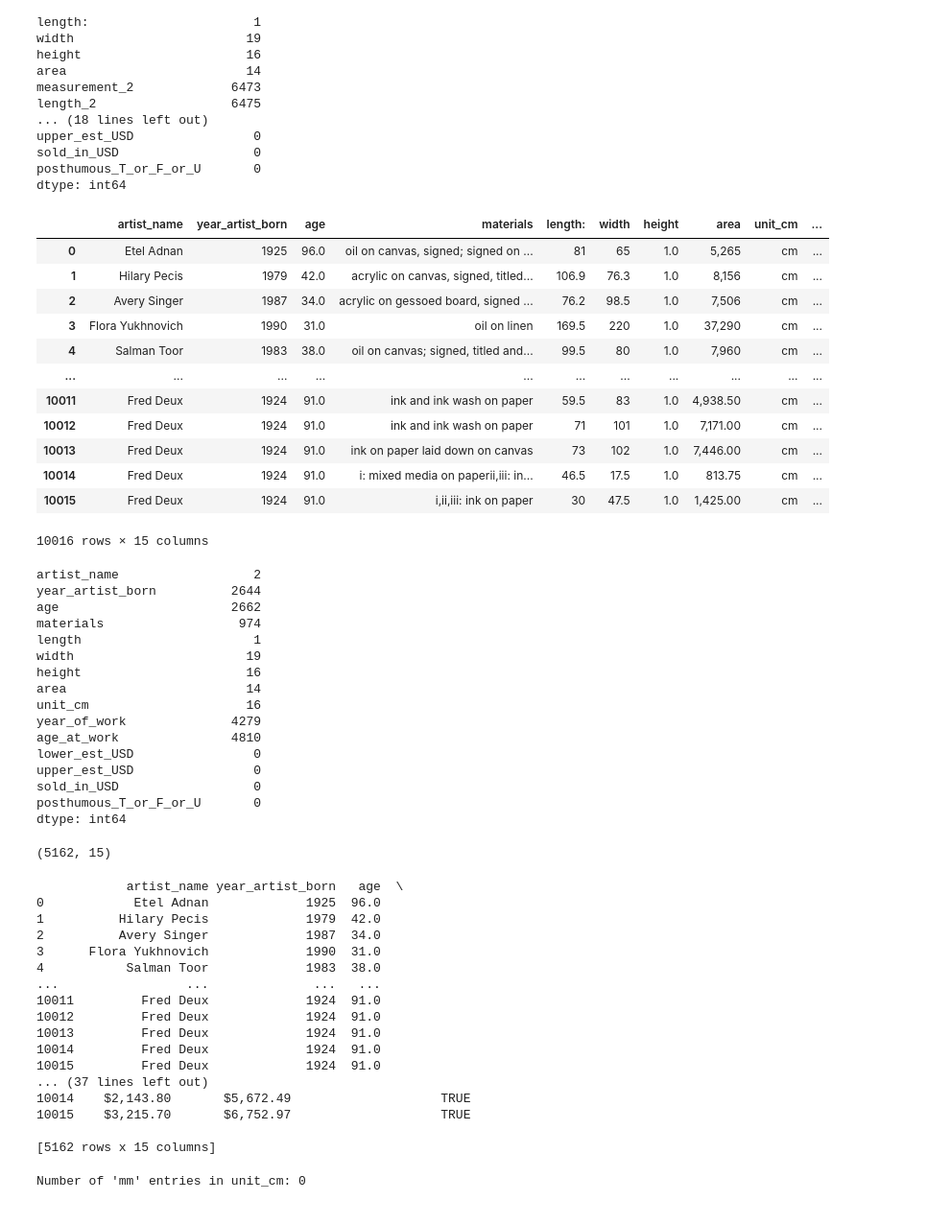
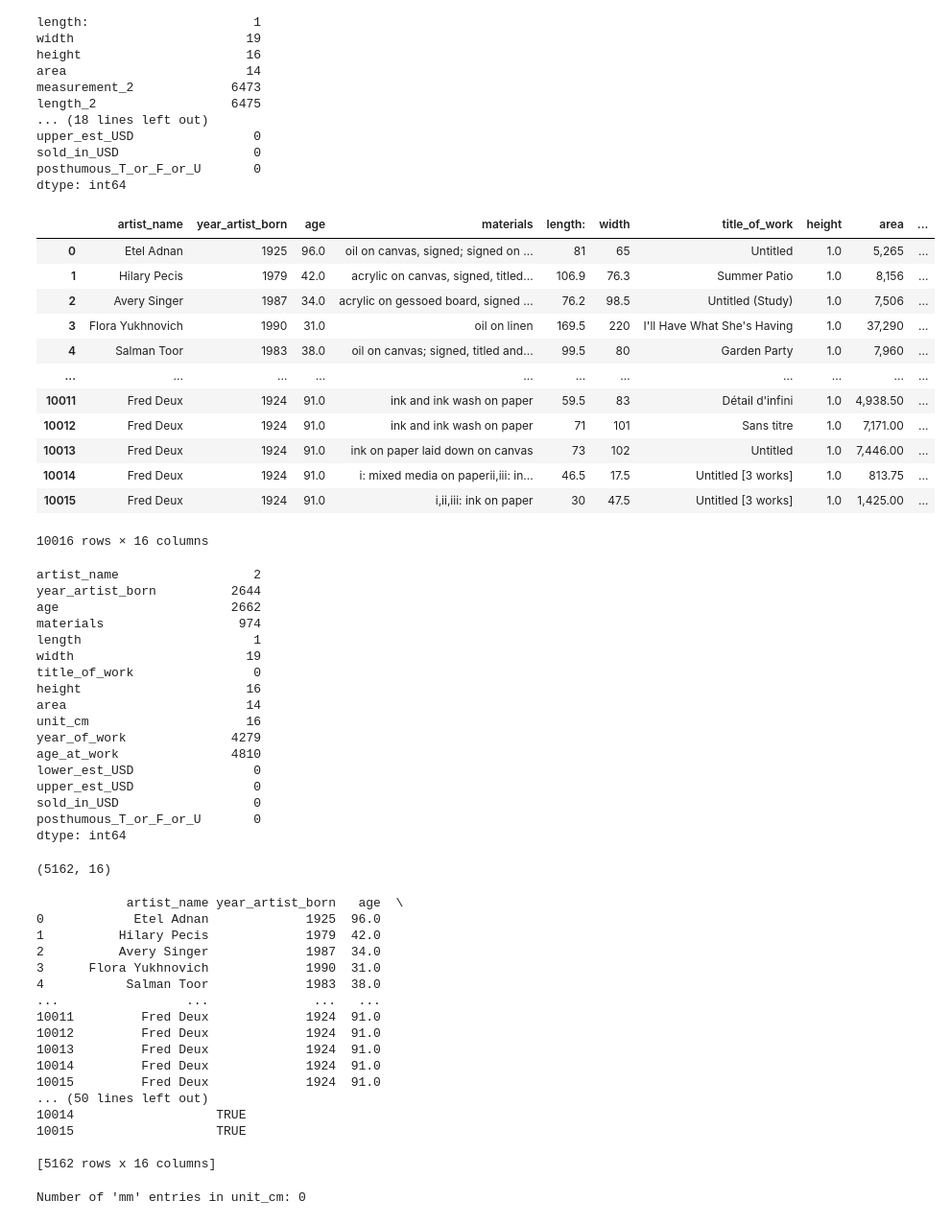
Before and after one commit to yasmin-mohamed-sufi/CS-Project, a Jupyter notebook: 1_Notebook.ipynb, the cells around one changed output. Shown: that part at 96% size. Saved outputs shown, nothing was run; the diff lists cells and outputs as text; code cells hidden in the pictures.

```diff
--- a/1_Notebook.ipynb
+++ b/1_Notebook.ipynb
@@ -38,22 +38,22 @@ posthumous_T_or_F_or_U       0
 dtype: int64
 # %%
 #The selection of columns we think make most sense to keep, also regarding the amount of NaN values from above
-df = df[[ "artist_name", "year_artist_born", "age", "materials", "length:", "width", "height", "area", "unit_cm", "year_of_work", "age_at_work", "lower_est_USD", "upper_est_USD",  "sold_in_USD", "posthumous_T_or_F_or_U" ]]
+df = df[[ "artist_name", "year_artist_born", "age", "materials", "length:", "width", "title_of_work", "height", "area", "unit_cm", "year_of_work", "age_at_work", "lower_est_USD", "upper_est_USD",  "sold_in_USD", "posthumous_T_or_F_or_U" ]]
 df
 # %% [output]
-|  | artist_name | year_artist_born | age | materials | length: | width | height | area | unit_cm | ... |
-| 0 | Etel Adnan | 1925 | 96.0 | oil on canvas, signed; signed on ... | 81 | 65 | 1.0 | 5,265 | cm | ... |
-| 1 | Hilary Pecis | 1979 | 42.0 | acrylic on canvas, signed, titled... | 106.9 | 76.3 | 1.0 | 8,156 | cm | ... |
-| 2 | Avery Singer | 1987 | 34.0 | acrylic on gessoed board, signed ... | 76.2 | 98.5 | 1.0 | 7,506 | cm | ... |
-| 3 | Flora Yukhnovich | 1990 | 31.0 | oil on linen | 169.5 | 220 | 1.0 | 37,290 | cm | ... |
-| 4 | Salman Toor | 1983 | 38.0 | oil on canvas; signed, titled and... | 99.5 | 80 | 1.0 | 7,960 | cm | ... |
+|  | artist_name | year_artist_born | age | materials | length: | width | title_of_work | height | area | ... |
+| 0 | Etel Adnan | 1925 | 96.0 | oil on canvas, signed; signed on ... | 81 | 65 | Untitled | 1.0 | 5,265 | ... |
+| 1 | Hilary Pecis | 1979 | 42.0 | acrylic on canvas, signed, titled... | 106.9 | 76.3 | Summer Patio | 1.0 | 8,156 | ... |
+| 2 | Avery Singer | 1987 | 34.0 | acrylic on gessoed board, signed ... | 76.2 | 98.5 | Untitled (Study) | 1.0 | 7,506 | ... |
+| 3 | Flora Yukhnovich | 1990 | 31.0 | oil on linen | 169.5 | 220 | I'll Have What She's Having | 1.0 | 37,290 | ... |
+| 4 | Salman Toor | 1983 | 38.0 | oil on canvas; signed, titled and... | 99.5 | 80 | Garden Party | 1.0 | 7,960 | ... |
 | ... | ... | ... | ... | ... | ... | ... | ... | ... | ... | ... |
-| 10011 | Fred Deux | 1924 | 91.0 | ink and ink wash on paper | 59.5 | 83 | 1.0 | 4,938.50 | cm | ... |
-| 10012 | Fred Deux | 1924 | 91.0 | ink and ink wash on paper | 71 | 101 | 1.0 | 7,171.00 | cm | ... |
-| 10013 | Fred Deux | 1924 | 91.0 | ink on paper laid down on canvas | 73 | 102 | 1.0 | 7,446.00 | cm | ... |
-| 10014 | Fred Deux | 1924 | 91.0 | i: mixed media on paperii,iii: in... | 46.5 | 17.5 | 1.0 | 813.75 | cm | ... |
-| 10015 | Fred Deux | 1924 | 91.0 | i,ii,iii: ink on paper | 30 | 47.5 | 1.0 | 1,425.00 | cm | ... |
+| 10011 | Fred Deux | 1924 | 91.0 | ink and ink wash on paper | 59.5 | 83 | Détail d'infini | 1.0 | 4,938.50 | ... |
+| 10012 | Fred Deux | 1924 | 91.0 | ink and ink wash on paper | 71 | 101 | Sans titre | 1.0 | 7,171.00 | ... |
+| 10013 | Fred Deux | 1924 | 91.0 | ink on paper laid down on canvas | 73 | 102 | Untitled | 1.0 | 7,446.00 | ... |
+| 10014 | Fred Deux | 1924 | 91.0 | i: mixed media on paperii,iii: in... | 46.5 | 17.5 | Untitled [3 works] | 1.0 | 813.75 | ... |
+| 10015 | Fred Deux | 1924 | 91.0 | i,ii,iii: ink on paper | 30 | 47.5 | Untitled [3 works] | 1.0 | 1,425.00 | ... |
-10016 rows × 15 columns
+10016 rows × 16 columns
 # %%
 #length: is the only column with a ":", we rename and remove the ":"
 df.rename(columns={'length:': 'length'}, inplace=True)
@@ -66,6 +66,7 @@ age                       2662
 materials                  974
 length                       1
 width                       19
+title_of_work                0
 height                      16
 area                        14
 unit_cm                     16
@@ -81,7 +82,7 @@ dtype: int64
 df.dropna(inplace=True)
 df.shape
 # %% [output]
-(5162, 15)
+(5162, 16)
 # %%
 #The unit_cm column has values where mm turn up
 # We convert columns to numeric types
@@ -111,11 +112,11 @@ print(df)
 10013         Fred Deux             1924  91.0
 10014         Fred Deux             1924  91.0
 10015         Fred Deux             1924  91.0
-... (37 lines left out)
-10014    $2,143.80       $5,672.49                    TRUE
-10015    $3,215.70       $6,752.97                    TRUE
+... (50 lines left out)
+10014                   TRUE
+10015                   TRUE
 
-[5162 rows x 15 columns]
+[5162 rows x 16 columns]
 # %%
 #We make sure we do not have any entries with mm left
 count_mms = (df["unit_cm"] == "mm").sum()
```
Also changed, not shown: parts of 9 cells of this notebook, 1 other file.
